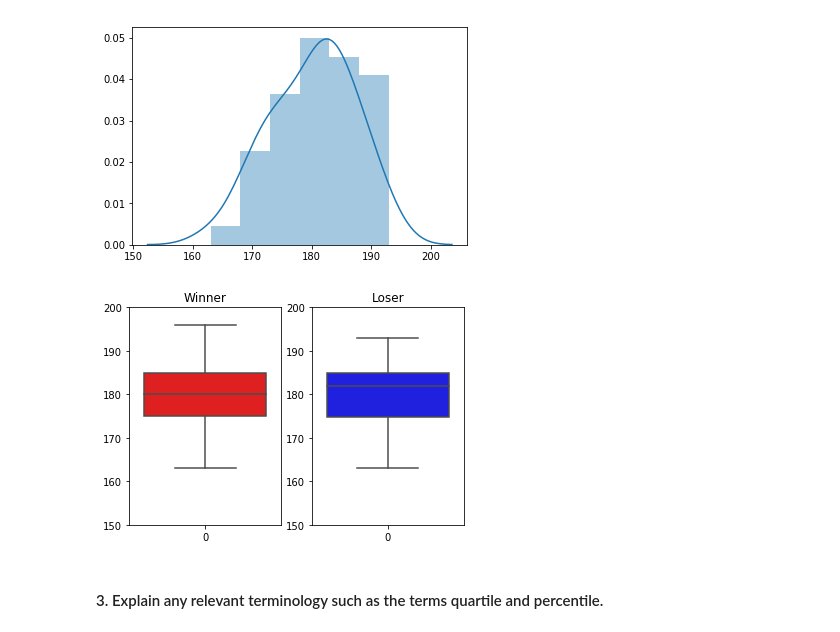
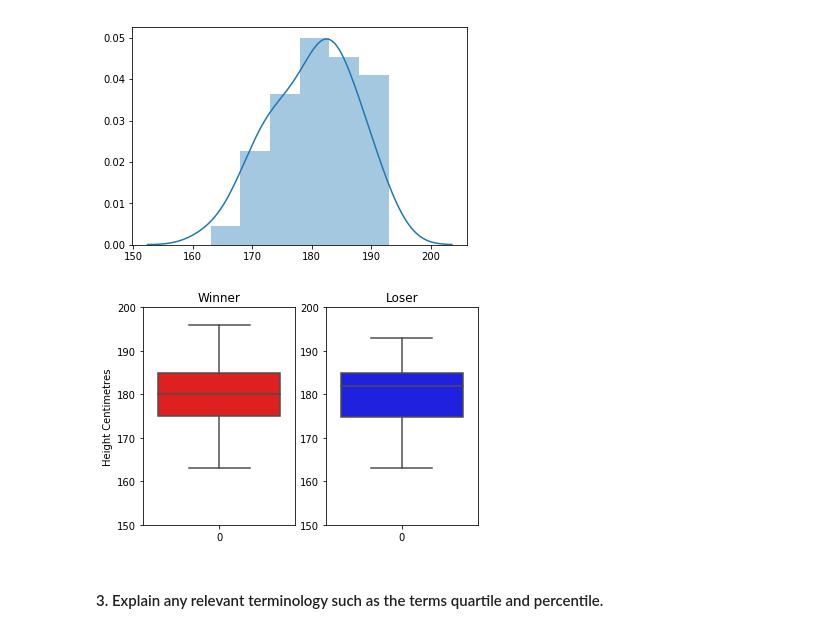
Before and after one commit to cholleran/Proj-Fundamentals-DA, a Jupyter notebook: Project Fundamentals of DA - Boxplots.ipynb, the cells around one changed output. Cells and saved outputs as stored; diff of their text form; code cells hidden in the pictures.

```diff
--- a/Project Fundamentals of DA - Boxplots.ipynb
+++ b/Project Fundamentals of DA - Boxplots.ipynb
@@ -92,16 +102,17 @@ opp = np.array(opp)
 # %%
 fig = plt.figure()
 ax1 = fig.add_subplot(1, 2, 1)
 ax2 = fig.add_subplot(1, 2, 2, sharex=ax1)
 ax1.set(ylim=(150, 200))
 ax2.set(ylim=(150, 200))
 
 ax1.set_title('Winner')
+ax1.set_ylabel('Height Centimetres')
 ax1 = sns.boxplot(data=opp, ax=ax1, color='red')
 
 ax2.set_title('Loser')
 ax2 = sns.boxplot(data=data, ax=ax2,  color='blue')
 # %% [output]
-[figure, old version]
+[figure, new version]
 # %% [markdown]
 #### 3. Explain any relevant terminology such as the terms quartile and percentile.
```
Also changed, not shown: parts of 2 cells of this notebook.
